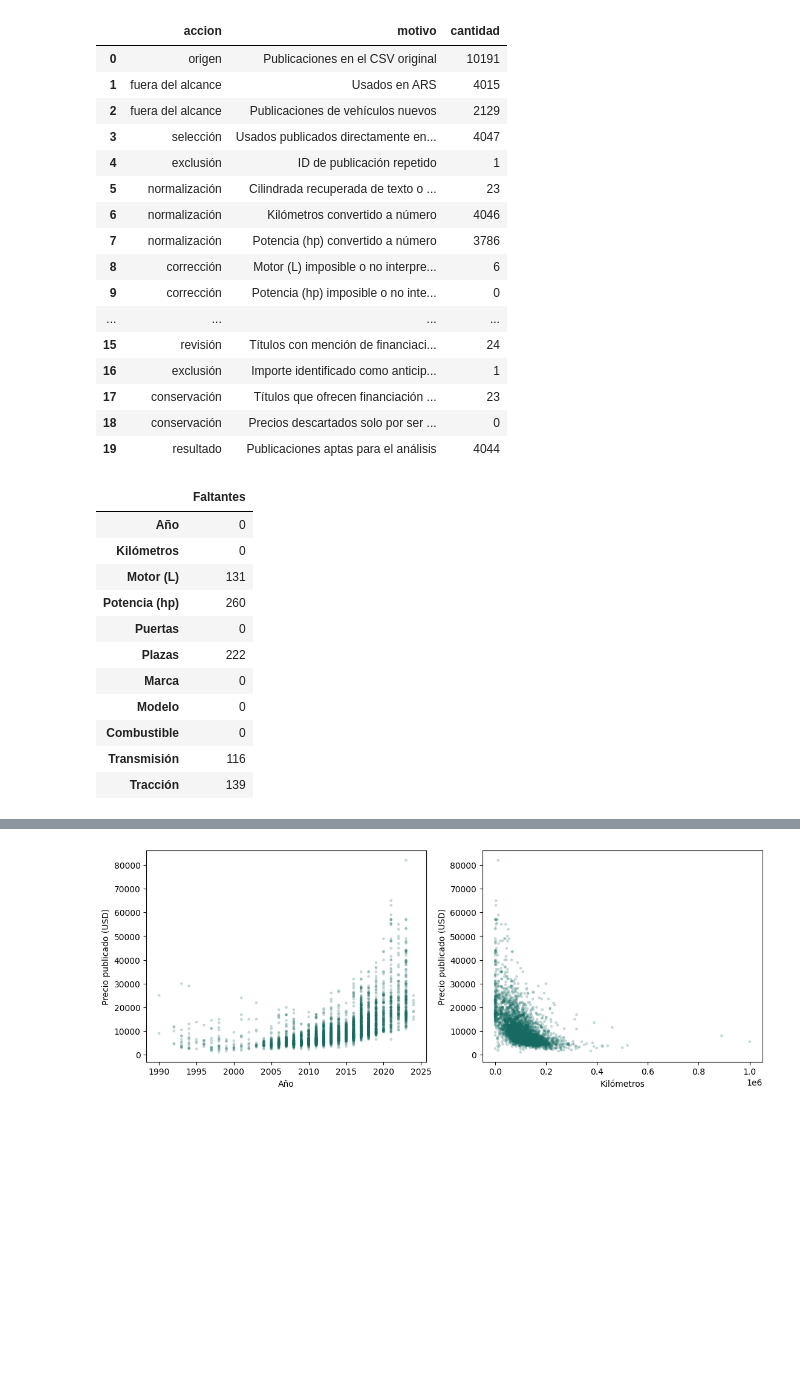
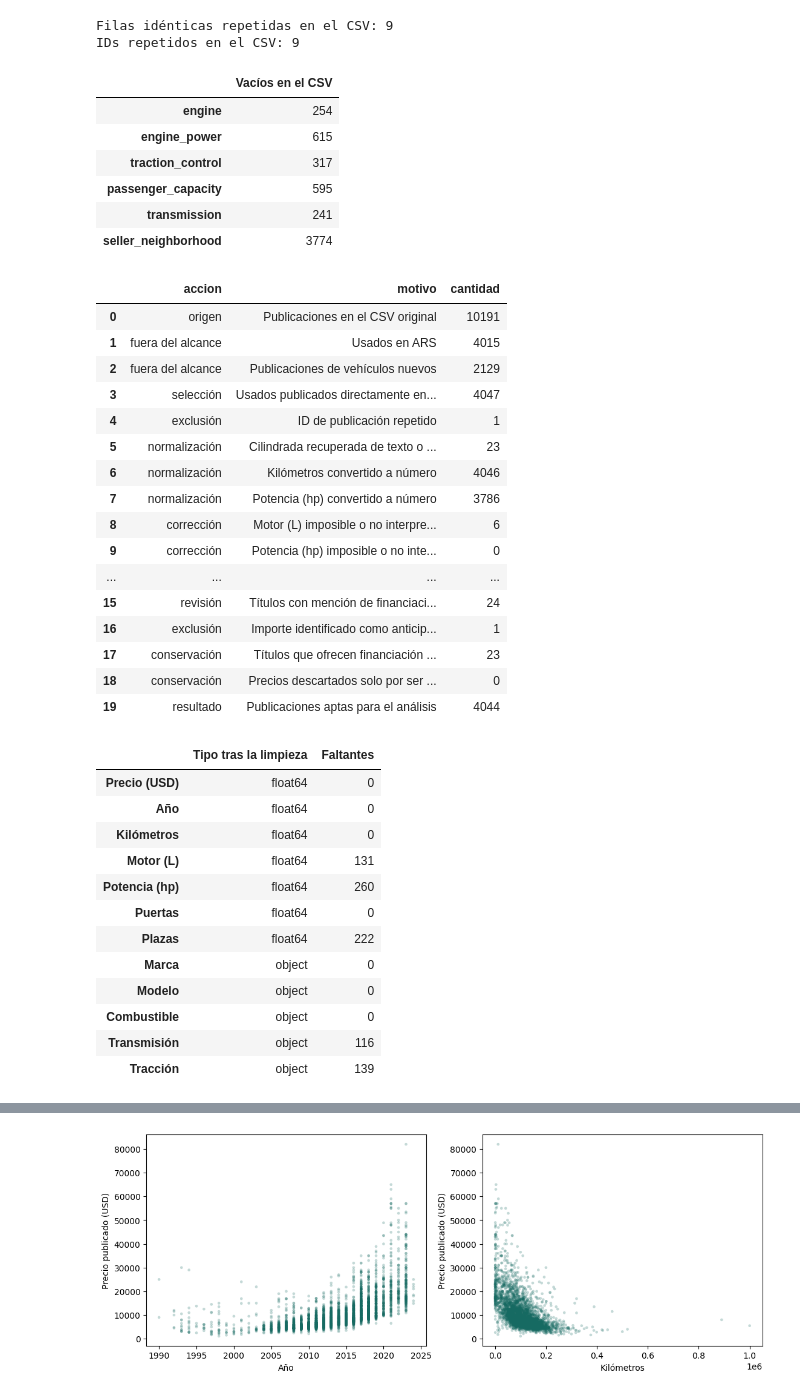
Before and after one commit to FacundoRodrigues87/tp-autos-argentina, a Jupyter notebook: TP_autos.ipynb, the cells around one changed output, grey strips where cells are left out. Saved outputs shown, nothing was run; the diff lists cells and outputs as text; code cells hidden in the pictures; blank space fills up the shorter version.

```diff
--- a/TP_autos.ipynb
+++ b/TP_autos.ipynb
@@ -43,41 +47,60 @@ La tabla separa exclusiones y correcciones. Los faltantes de la segunda tabla co
 # %%
+print("Filas idénticas repetidas en el CSV:", raw.duplicated().sum())
+print("IDs repetidos en el CSV:", raw["id"].duplicated().sum())
+vacios = raw.apply(lambda column: column.str.strip().eq("").sum())
+display(vacios[vacios.gt(0)].rename("Vacíos en el CSV").to_frame())
+
 data, calidad = limpiar(raw)
 assert data["id"].is_unique
 assert data["price"].gt(0).all()
 assert data["km"].ge(0).all()
 assert data["car_year"].between(1886, YEAR).all()
 display(calidad.drop(columns="ids"))
-display(data[FEATURES].isna().sum().rename("Faltantes").to_frame().rename(index=LABELS))
+campos = data[["price", *FEATURES]]
+display(pd.DataFrame({
+    "Tipo tras la limpieza": campos.dtypes.astype(str),
+    "Faltantes": campos.isna().sum(),
+}).rename(index={"price": "Precio (USD)", **LABELS}))
 # %% [output]
+Filas idénticas repetidas en el CSV: 9
+IDs repetidos en el CSV: 9
-|  | accion | motivo | cantidad |
-| 0 | origen | Publicaciones en el CSV original | 10191 |
-| 1 | fuera del alcance | Usados en ARS | 4015 |
-| 2 | fuera del alcance | Publicaciones de vehículos nuevos | 2129 |
-| 3 | selección | Usados publicados directamente en... | 4047 |
-| 4 | exclusión | ID de publicación repetido | 1 |
-| 5 | normalización | Cilindrada recuperada de texto o ... | 23 |
-| 6 | normalización | Kilómetros convertido a número | 4046 |
-| 7 | normalización | Potencia (hp) convertido a número | 3786 |
-| 8 | corrección | Motor (L) imposible o no interpre... | 6 |
-| 9 | corrección | Potencia (hp) imposible o no inte... | 0 |
-| ... | ... | ... | ... |
-| 15 | revisión | Títulos con mención de financiaci... | 24 |
-| 16 | exclusión | Importe identificado como anticip... | 1 |
-| 17 | conservación | Títulos que ofrecen financiación ... | 23 |
-| 18 | conservación | Precios descartados solo por ser ... | 0 |
-| 19 | resultado | Publicaciones aptas para el análisis | 4044 |
+|  | Vacíos en el CSV |
+| engine | 254 |
+| engine_power | 615 |
+| traction_control | 317 |
+| passenger_capacity | 595 |
+| transmission | 241 |
+| seller_neighborhood | 3774 |
-|  | Faltantes |
-| Año | 0 |
-| Kilómetros | 0 |
-| Motor (L) | 131 |
-| Potencia (hp) | 260 |
-| Puertas | 0 |
-| Plazas | 222 |
-| Marca | 0 |
-| Modelo | 0 |
-| Combustible | 0 |
-| Transmisión | 116 |
-| Tracción | 139 |
+|  | accion | motivo | cantidad |
+| 0 | origen | Publicaciones en el CSV original | 10191 |
+| 1 | fuera del alcance | Usados en ARS | 4015 |
+| 2 | fuera del alcance | Publicaciones de vehículos nuevos | 2129 |
+| 3 | selección | Usados publicados directamente en... | 4047 |
+| 4 | exclusión | ID de publicación repetido | 1 |
+| 5 | normalización | Cilindrada recuperada de texto o ... | 23 |
+| 6 | normalización | Kilómetros convertido a número | 4046 |
+| 7 | normalización | Potencia (hp) convertido a número | 3786 |
+| 8 | corrección | Motor (L) imposible o no interpre... | 6 |
+| 9 | corrección | Potencia (hp) imposible o no inte... | 0 |
+| ... | ... | ... | ... |
+| 15 | revisión | Títulos con mención de financiaci... | 24 |
+| 16 | exclusión | Importe identificado como anticip... | 1 |
+| 17 | conservación | Títulos que ofrecen financiación ... | 23 |
+| 18 | conservación | Precios descartados solo por ser ... | 0 |
+| 19 | resultado | Publicaciones aptas para el análisis | 4044 |
+|  | Tipo tras la limpieza | Faltantes |
+| Precio (USD) | float64 | 0 |
+| Año | float64 | 0 |
+| Kilómetros | float64 | 0 |
+| Motor (L) | float64 | 131 |
+| Potencia (hp) | float64 | 260 |
+| Puertas | float64 | 0 |
+| Plazas | float64 | 222 |
+| Marca | object | 0 |
+| Modelo | object | 0 |
+| Combustible | object | 0 |
+| Transmisión | object | 116 |
+| Tracción | object | 139 |
 # %% [markdown]
 ## 3. Estadística descriptiva
 
```
Also changed, not shown: parts of 18 cells of this notebook, 4 other files.
